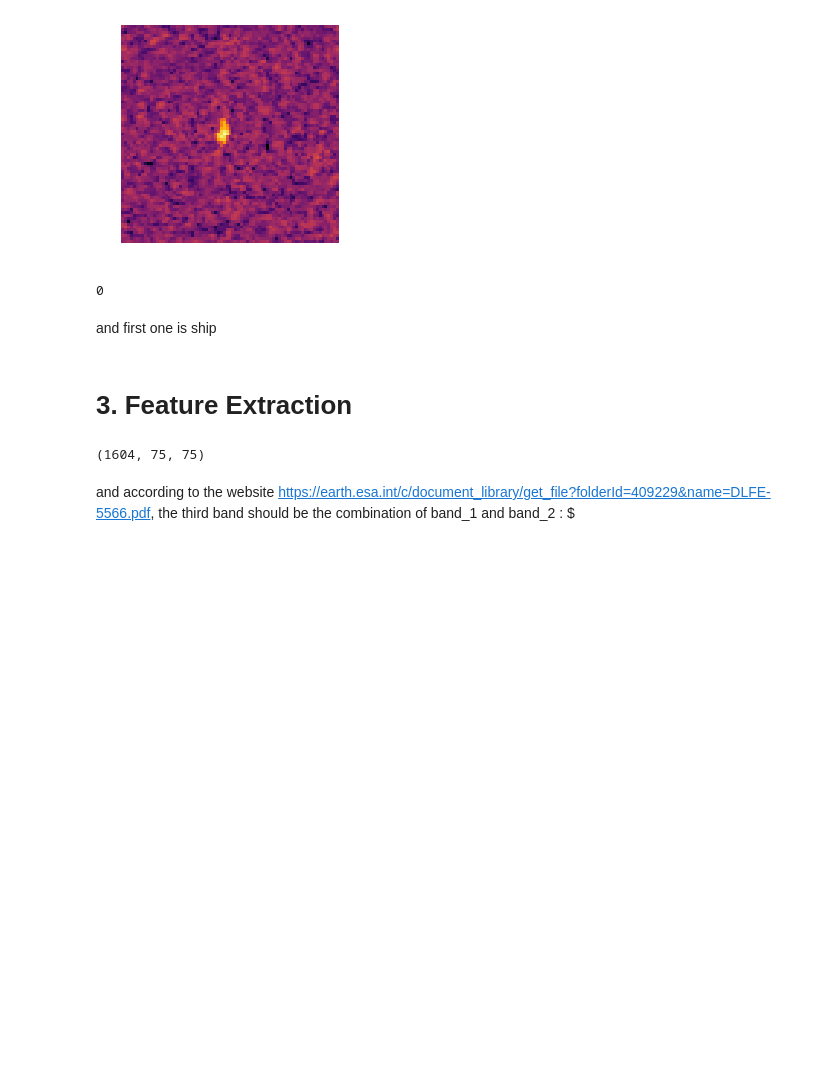
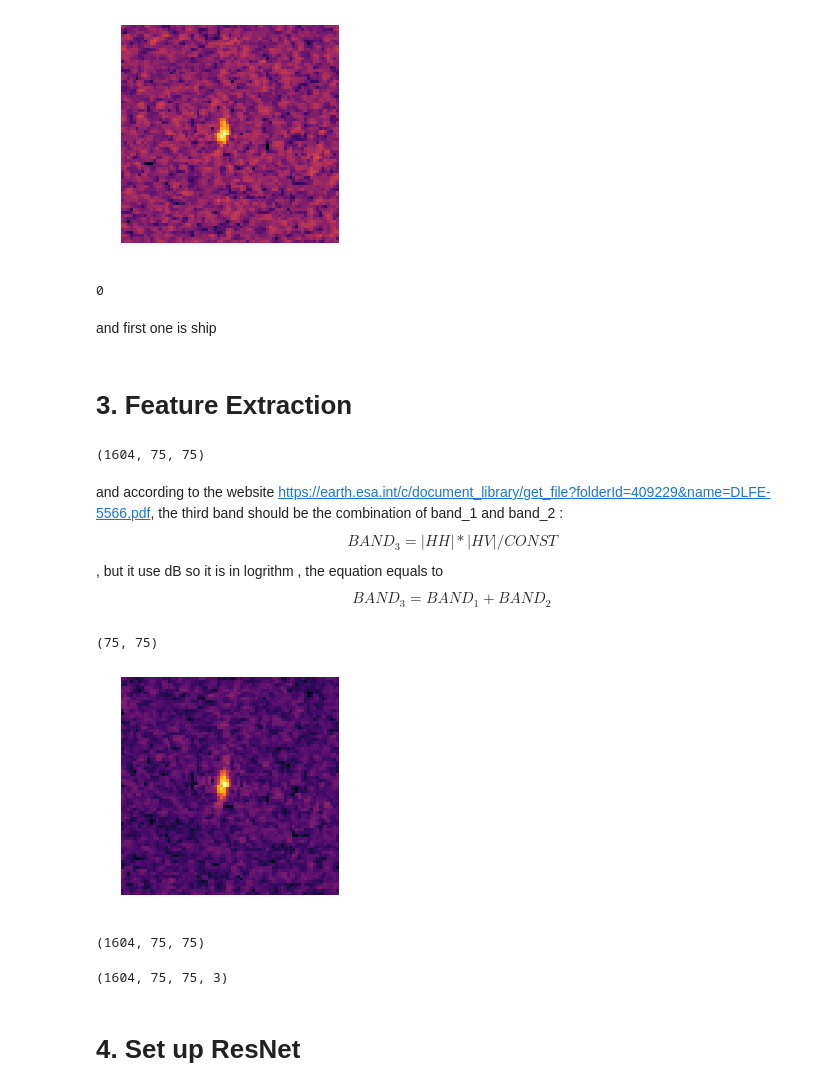
Before and after one commit to yushinliu/kaggle_competition-other_projects, a Jupyter notebook: Kaggle/MuonNeutrino/Explore_data+CNN.ipynb, the cells around one changed output. Cells and saved outputs as stored; diff of their text form; code cells hidden in the pictures; blank space fills up the shorter version.

```diff
--- a/Kaggle/MuonNeutrino/Explore_data+CNN.ipynb
+++ b/Kaggle/MuonNeutrino/Explore_data+CNN.ipynb
@@ -102,4 +112,20 @@ X_band_1.shape
 # %%
 X_band_2=np.array([np.float32(band).reshape(75,75) for band in train['band_2']])
 # %% [markdown]
-and according to the website https://earth.esa.int/c/document_library/get_file?folderId=409229&name=DLFE-5566.pdf, the third band should be the combination of band_1 and band_2 : $
+and according to the website https://earth.esa.int/c/document_library/get_file?folderId=409229&name=DLFE-5566.pdf, the third band should be the combination of band_1 and band_2 : $$BAND_3=|HH|*|HV|/CONST$$, but it use dB so it is in logrithm , the equation equals to $$BAND_3=BAND_1+BAND_2$$
+# %%
+X_band_3=X_band_1+X_band_2
+# %%
+X_band_3[0].shape
+# %% [output]
+(75, 75)
+# %%
+plt.imshow(X_band_3[0],cmap='inferno')
+plt.axis('off')
+plt.show()
+# %% [output]
+[figure, added]
+# %%
+X_band_3.shape
+# %% [output]
+(1604, 75, 75)
@@ -105,0 +134,6 @@ and according to the website https://earth.esa.int/c/document_library/get_file?f
+# %%
+train_set.shape
+# %% [output]
+(1604, 75, 75, 3)
+# %% [markdown]
+# 4. Set up ResNet
```
Also changed, not shown: parts of 2 cells of this notebook, 2 other files.
